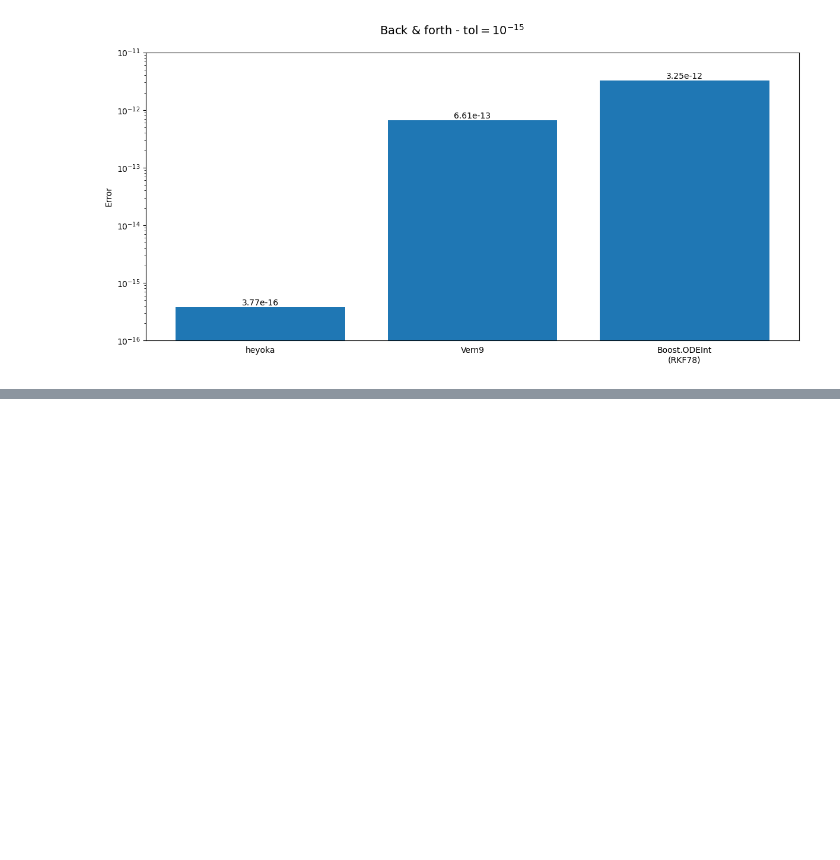
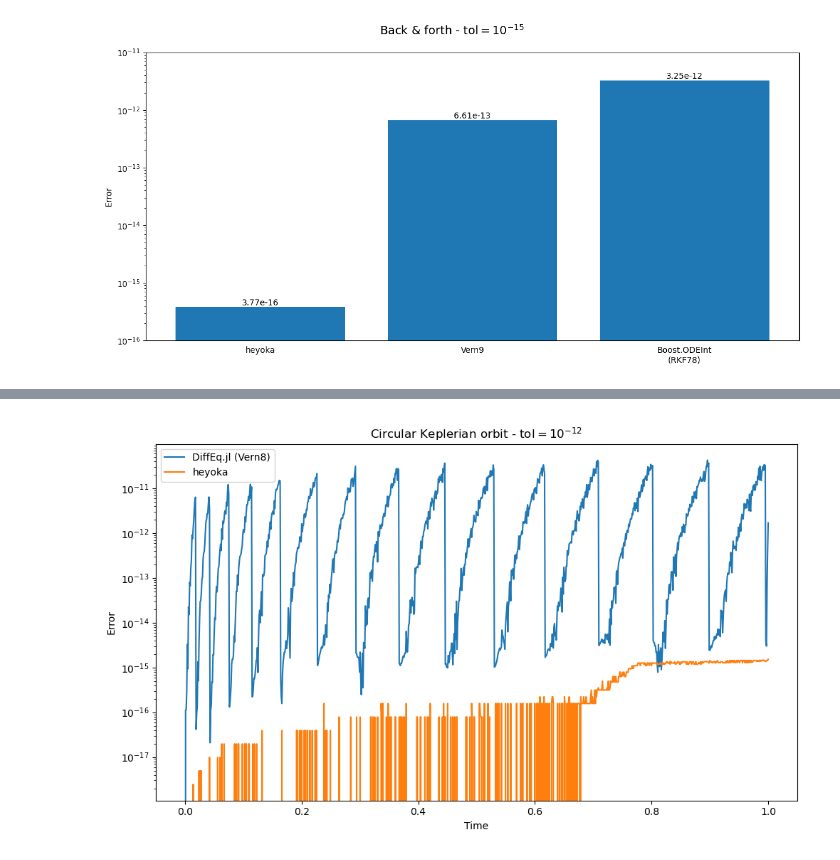
Before and after one commit to bluescarni/heyoka, a Jupyter notebook: tools/benchmark_results.ipynb, the cells around one changed output, grey strips where cells are left out. Cells and saved outputs as stored; diff of their text form; code cells hidden in the pictures; blank space fills up the shorter version.

```diff
--- a/tools/benchmark_results.ipynb
+++ b/tools/benchmark_results.ipynb
@@ -403,0 +458,21 @@ plt.savefig('bandf.png')
+# %%
+import numpy as np
+hy_circ_dense = np.loadtxt("circ_dense_heyoka.csv")
+jl_circ_dense = np.loadtxt("circ_dense_julia.csv")
+tgrid = np.linspace(0., 1., 1000)
+
+fig = plt.figure(figsize=(10, 6))
+
+plt.semilogy(tgrid, jl_circ_dense, label="DiffEq.jl (Vern8)")
+plt.semilogy(tgrid, hy_circ_dense, label="heyoka")
+
+plt.ylabel('Error')
+plt.xlabel('Time')
+
+plt.legend()
+
+plt.title(r'Circular Keplerian orbit - $\mathrm{tol}=10^{-12}$')
+
+plt.tight_layout()
+# %% [output]
+[figure, added]
```
Also changed, not shown: parts of 2 cells of this notebook, 11 other files.
